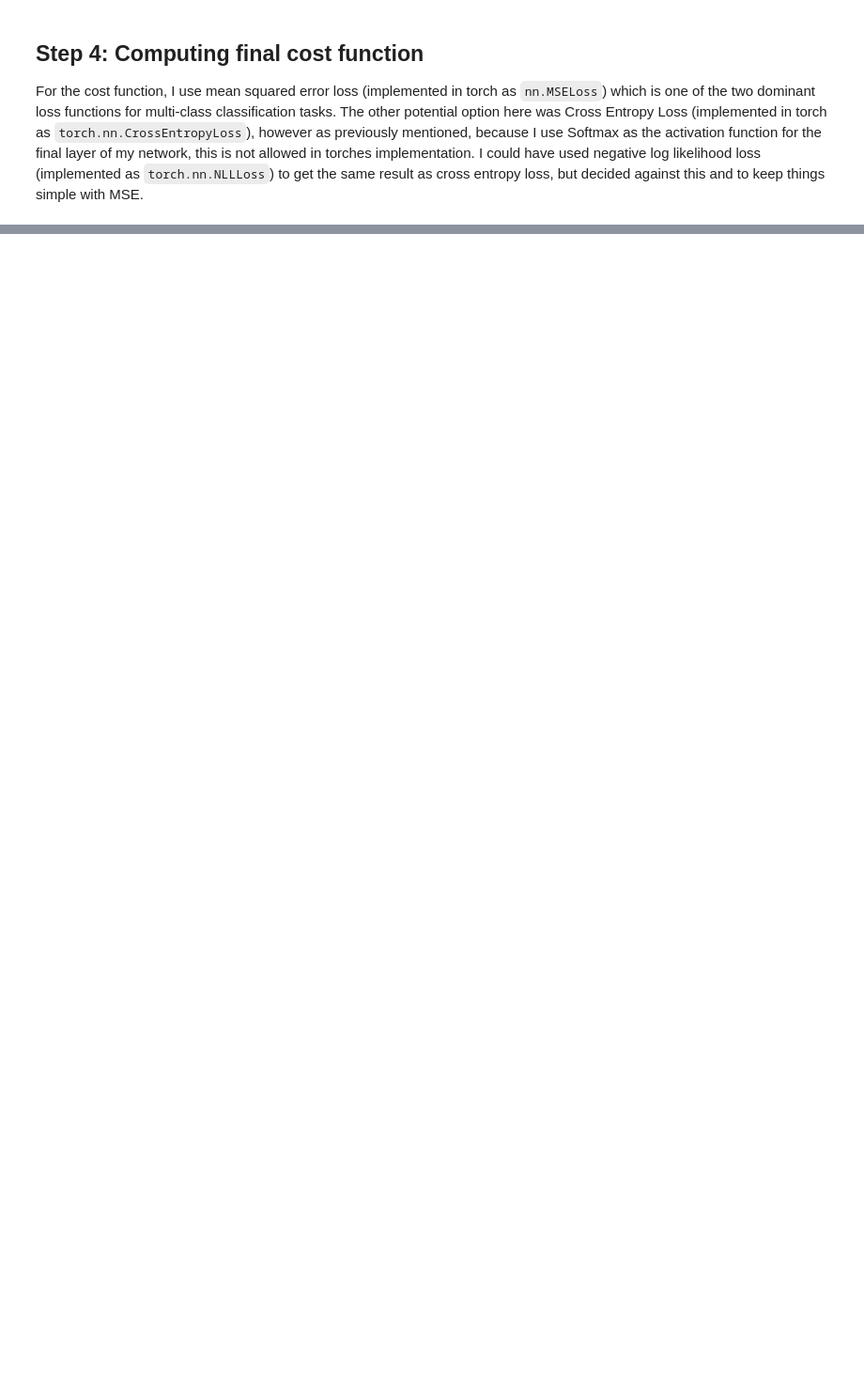
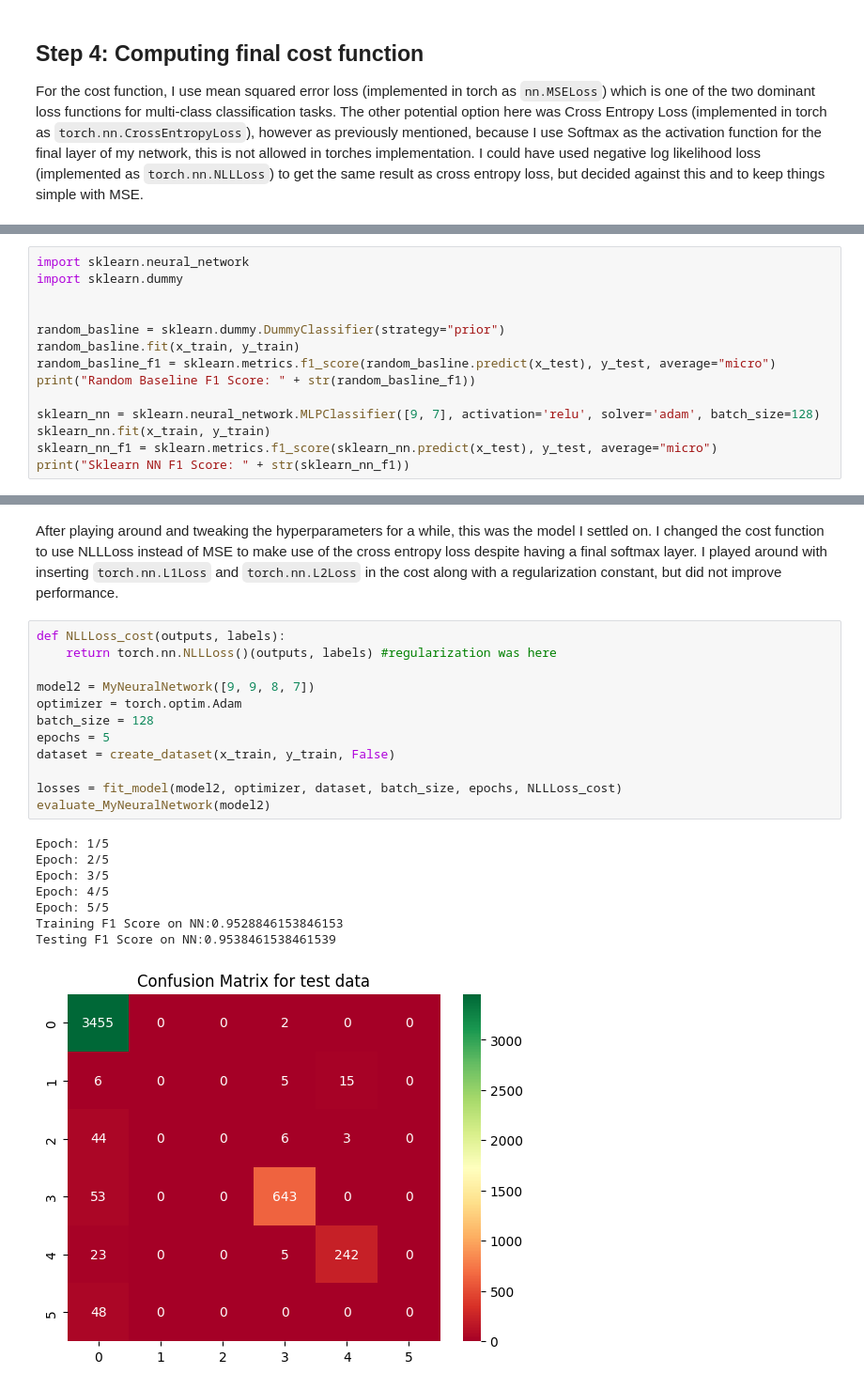
Before and after one commit to James-Oswald/CSCI-6962-Projects-in-ML-AI, a Jupyter notebook: hw3/hw3.ipynb, the cells around one changed output, grey strips where cells are left out. Shown at 94% size. Saved outputs shown, nothing was run; the diff lists cells and outputs as text; blank space fills up the shorter version.

```diff
--- a/hw3/hw3.ipynb
+++ b/hw3/hw3.ipynb
@@ -185,0 +288,14 @@ an optimization algorithm? Why or why not?
+# %%
+import sklearn.neural_network
+import sklearn.dummy
+
+
+random_basline = sklearn.dummy.DummyClassifier(strategy="prior")
+random_basline.fit(x_train, y_train)
+random_basline_f1 = sklearn.metrics.f1_score(random_basline.predict(x_test), y_test, average="micro")
+print("Random Baseline F1 Score: " + str(random_basline_f1))
+
+sklearn_nn = sklearn.neural_network.MLPClassifier([9, 7], activation='relu', solver='adam', batch_size=128)
+sklearn_nn.fit(x_train, y_train)
+sklearn_nn_f1 = sklearn.metrics.f1_score(sklearn_nn.predict(x_test), y_test, average="micro")
+print("Sklearn NN F1 Score: " + str(sklearn_nn_f1))
@@ -185,0 +305,23 @@ an optimization algorithm? Why or why not?
+# %% [markdown]
+After playing around and tweaking the hyperparameters for a while, this was the model I settled on. I changed the cost function to use NLLLoss instead of MSE to make use of the cross entropy loss despite having a final softmax layer. I played around with inserting `torch.nn.L1Loss` and `torch.nn.L2Loss` in the cost along with a regularization constant, but did not improve performance.
+# %%
+def NLLLoss_cost(outputs, labels):
+    return torch.nn.NLLLoss()(outputs, labels) #regularization was here
+
+model2 = MyNeuralNetwork([9, 9, 8, 7])
+optimizer = torch.optim.Adam
+batch_size = 128
+epochs = 5
+dataset = create_dataset(x_train, y_train, False)
+
+losses = fit_model(model2, optimizer, dataset, batch_size, epochs, NLLLoss_cost)
+evaluate_MyNeuralNetwork(model2)
+# %% [output]
+Epoch: 1/5
+Epoch: 2/5
+Epoch: 3/5
+Epoch: 4/5
+Epoch: 5/5
+Training F1 Score on NN:0.9528846153846153
+Testing F1 Score on NN:0.9538461538461539
+[figure, added]
```
Also changed, not shown: parts of 19 cells of this notebook.
